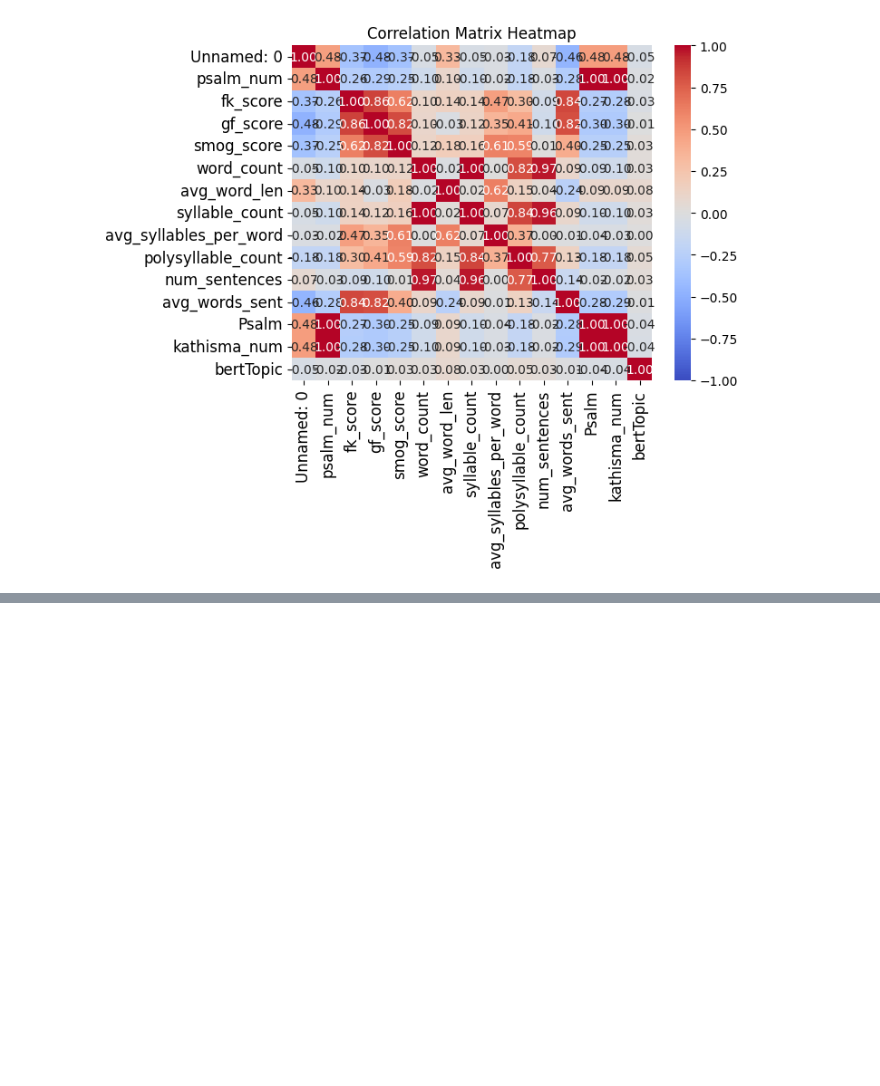
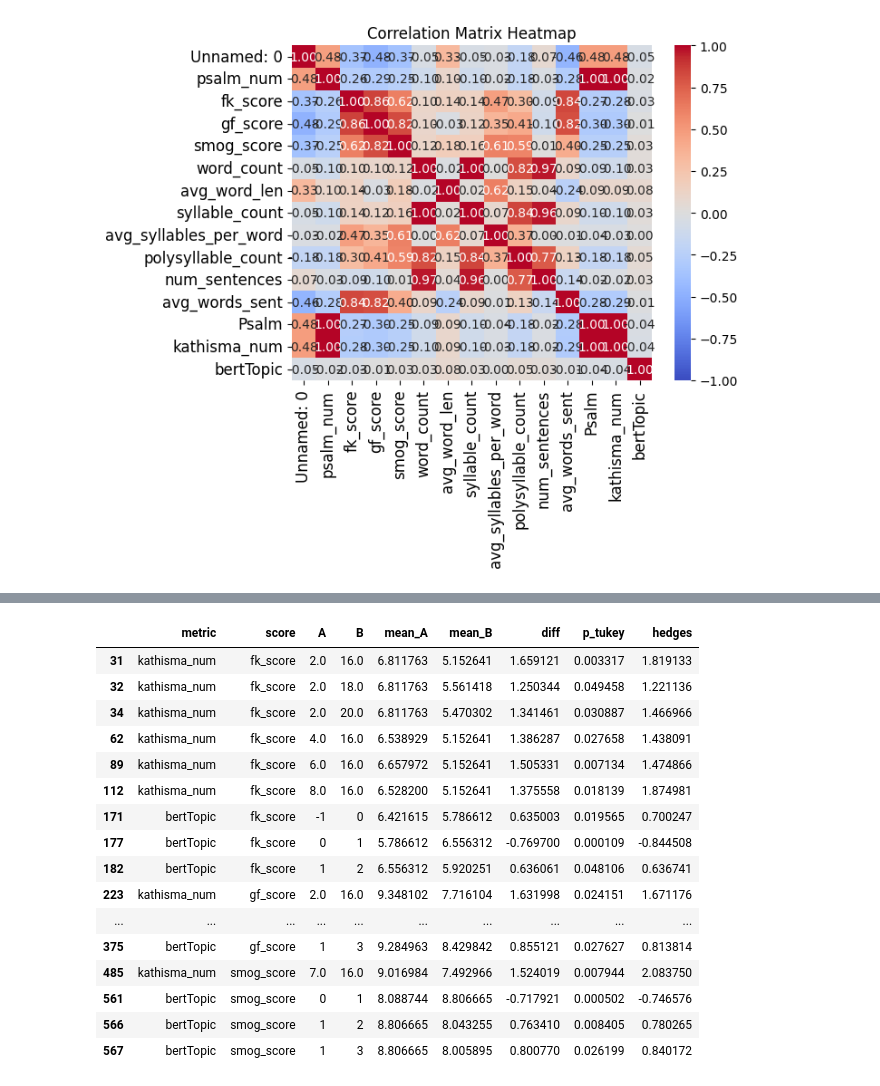
Before and after one commit to cwc09262/psalms-text-comparison, a Jupyter notebook: readability_correlations.ipynb, the cells around one changed output, grey strips where cells are left out. Cells and saved outputs as stored; diff of their text form; code cells hidden in the pictures; blank space fills up the shorter version.

Commit message:
working on ANOVA tests for the categorical variables.

```diff
--- a/readability_correlations.ipynb
+++ b/readability_correlations.ipynb
@@ -83,0 +104,36 @@ ImportError: cannot import name '_lazywhere' from 'scipy._lib._util' (/opt/conda
+# %%
+posthocs = []
+
+for score in scores:
+    for metric in target_metrics:
+        # Check ANOVA p-value
+        anova_result = pg.anova(
+            dv=score,
+            between=metric,
+            data=psalms
+        )
+
+        p_value = anova_result.loc[0, 'p_unc']
+
+        # Only run Tukey if ANOVA is significant
+        if p_value < 0.05:
+            tukey = pg.pairwise_tukey(
+                dv=score,
+                between=metric,
+                data=psalms
+            )
+
+            tukey['score'] = score
+            tukey['metric'] = metric
+
+            posthocs.append(tukey)
+
+posthocs = pd.concat(posthocs, ignore_index=True)
+# %%
+posthocs = posthocs[
+    ['metric', 'score', 'A', 'B',
+     'mean_A', 'mean_B', 'diff',
+     'p_tukey', 'hedges']
+]
+
+posthocs
@@ -83,0 +154,23 @@ ImportError: cannot import name '_lazywhere' from 'scipy._lib._util' (/opt/conda
+# %%
+significant_posthocs = posthocs[
+    posthocs['p_tukey'] < 0.05
+]
+significant_posthocs
+# %% [output]
+|  | metric | score | A | B | mean_A | mean_B | diff | p_tukey | hedges |
+| 31 | kathisma_num | fk_score | 2.0 | 16.0 | 6.811763 | 5.152641 | 1.659121 | 0.003317 | 1.819133 |
+| 32 | kathisma_num | fk_score | 2.0 | 18.0 | 6.811763 | 5.561418 | 1.250344 | 0.049458 | 1.221136 |
+| 34 | kathisma_num | fk_score | 2.0 | 20.0 | 6.811763 | 5.470302 | 1.341461 | 0.030887 | 1.466966 |
+| 62 | kathisma_num | fk_score | 4.0 | 16.0 | 6.538929 | 5.152641 | 1.386287 | 0.027658 | 1.438091 |
+| 89 | kathisma_num | fk_score | 6.0 | 16.0 | 6.657972 | 5.152641 | 1.505331 | 0.007134 | 1.474866 |
+| 112 | kathisma_num | fk_score | 8.0 | 16.0 | 6.528200 | 5.152641 | 1.375558 | 0.018139 | 1.874981 |
+| 171 | bertTopic | fk_score | -1 | 0 | 6.421615 | 5.786612 | 0.635003 | 0.019565 | 0.700247 |
+| 177 | bertTopic | fk_score | 0 | 1 | 5.786612 | 6.556312 | -0.769700 | 0.000109 | -0.844508 |
+| 182 | bertTopic | fk_score | 1 | 2 | 6.556312 | 5.920251 | 0.636061 | 0.048106 | 0.636741 |
+| 223 | kathisma_num | gf_score | 2.0 | 16.0 | 9.348102 | 7.716104 | 1.631998 | 0.024151 | 1.671176 |
+| ... | ... | ... | ... | ... | ... | ... | ... | ... | ... |
+| 375 | bertTopic | gf_score | 1 | 3 | 9.284963 | 8.429842 | 0.855121 | 0.027627 | 0.813814 |
+| 485 | kathisma_num | smog_score | 7.0 | 16.0 | 9.016984 | 7.492966 | 1.524019 | 0.007944 | 2.083750 |
+| 561 | bertTopic | smog_score | 0 | 1 | 8.088744 | 8.806665 | -0.717921 | 0.000502 | -0.746576 |
+| 566 | bertTopic | smog_score | 1 | 2 | 8.806665 | 8.043255 | 0.763410 | 0.008405 | 0.780265 |
+| 567 | bertTopic | smog_score | 1 | 3 | 8.806665 | 8.005895 | 0.800770 | 0.026199 | 0.840172 |
```
Also changed, not shown: parts of 8 cells of this notebook, 3 other files.
